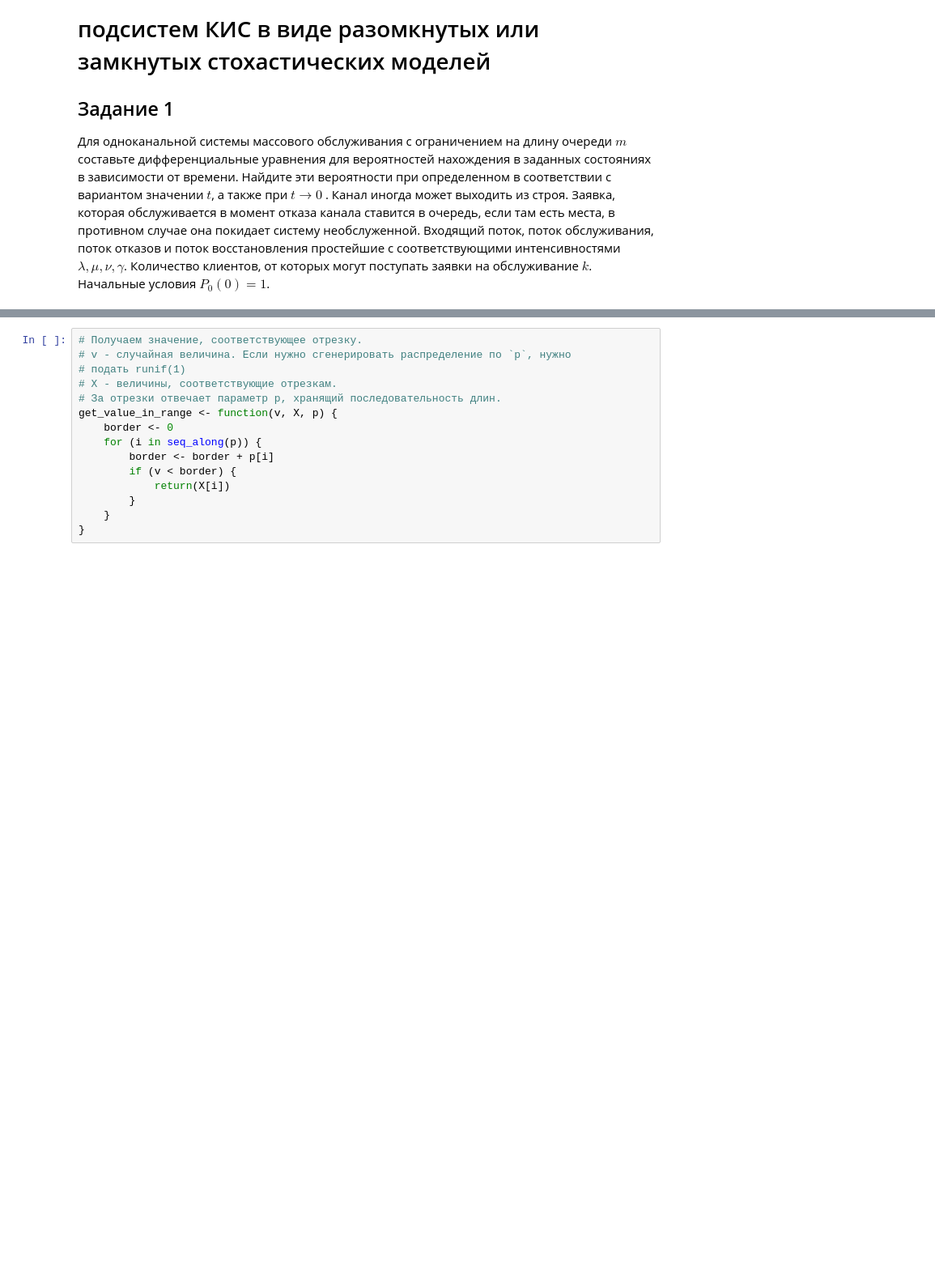
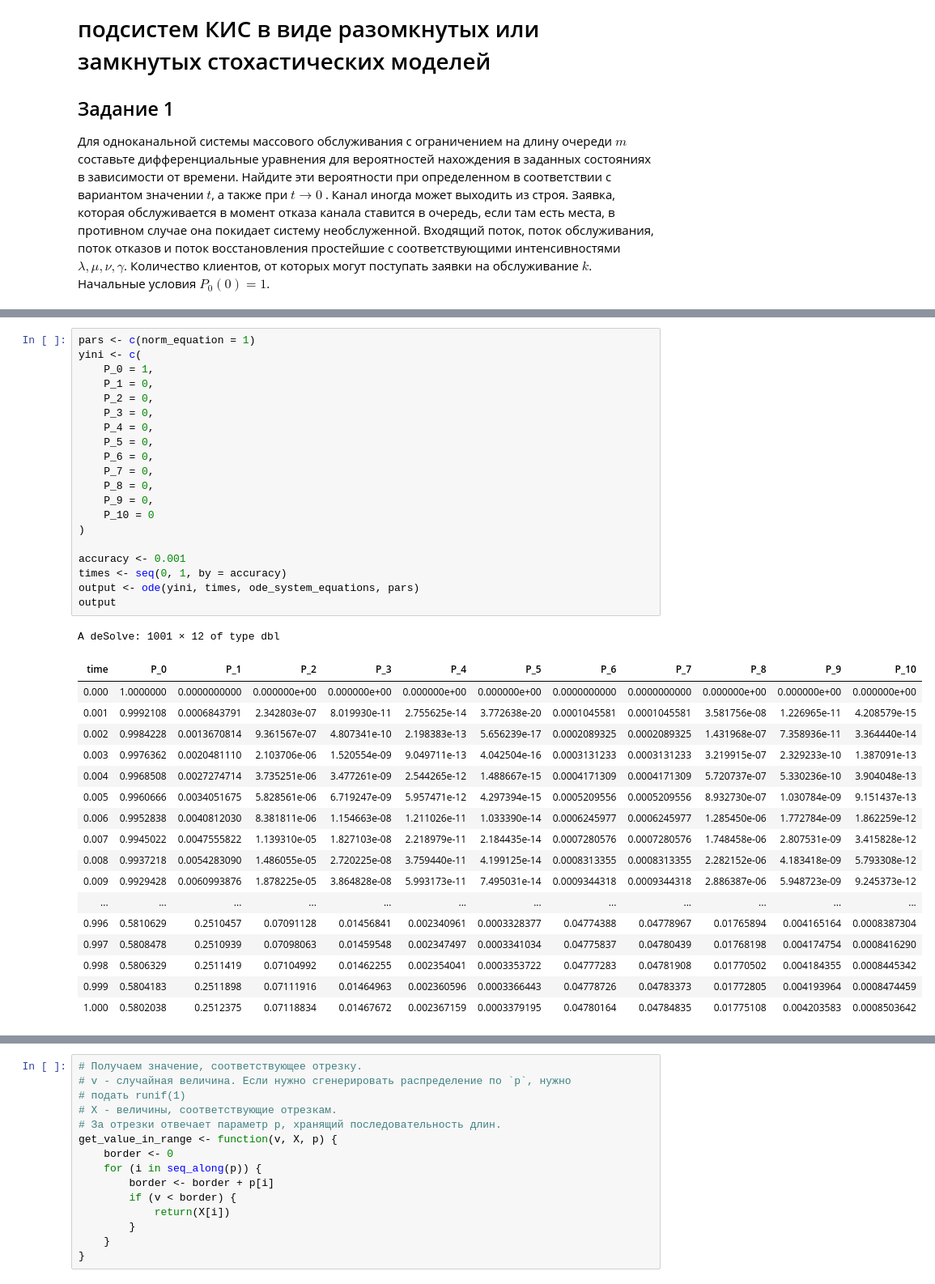
Before and after one commit to DeadlySquad13/t4-2-PerformanceAnalysis__Labs, a Jupyter notebook: Lab5/PerformanceAnalysis__Lab5.ipynb, the cells around one changed output, grey strips where cells are left out. Shown at 81% size. Saved outputs shown, nothing was run; the diff lists cells and outputs as text; blank space fills up the shorter version.

Commit message:
[Enh](Theoretical): Added deSolve and calculated most of the characteristics.

```diff
--- a/Lab5/PerformanceAnalysis__Lab5.ipynb
+++ b/Lab5/PerformanceAnalysis__Lab5.ipynb
@@ -91,0 +122,39 @@ $$
+# %%
+pars <- c(norm_equation = 1)
+yini <- c(
+    P_0 = 1,
+    P_1 = 0,
+    P_2 = 0,
+    P_3 = 0,
+    P_4 = 0,
+    P_5 = 0,
+    P_6 = 0,
+    P_7 = 0,
+    P_8 = 0,
+    P_9 = 0,
+    P_10 = 0
+)
+
+accuracy <- 0.001
+times <- seq(0, 1, by = accuracy)
+output <- ode(yini, times, ode_system_equations, pars)
+output
+# %% [output]
+A deSolve: 1001 × 12 of type dbl
+| time | P_0 | P_1 | P_2 | P_3 | P_4 | P_5 | P_6 | P_7 | P_8 | P_9 | P_10 |
+| 0.000 | 1.0000000 | 0.0000000000 | 0.000000e+00 | 0.000000e+00 | 0.000000e+00 | 0.000000e+00 | 0.0000000000 | 0.0000000000 | 0.000000e+00 | 0.000000e+00 | 0.000000e+00 |
+| 0.001 | 0.9992108 | 0.0006843791 | 2.342803e-07 | 8.019930e-11 | 2.755625e-14 | 3.772638e-20 | 0.0001045581 | 0.0001045581 | 3.581756e-08 | 1.226965e-11 | 4.208579e-15 |
+| 0.002 | 0.9984228 | 0.0013670814 | 9.361567e-07 | 4.807341e-10 | 2.198383e-13 | 5.656239e-17 | 0.0002089325 | 0.0002089325 | 1.431968e-07 | 7.358936e-11 | 3.364440e-14 |
+| 0.003 | 0.9976362 | 0.0020481110 | 2.103706e-06 | 1.520554e-09 | 9.049711e-13 | 4.042504e-16 | 0.0003131233 | 0.0003131233 | 3.219915e-07 | 2.329233e-10 | 1.387091e-13 |
+| 0.004 | 0.9968508 | 0.0027274714 | 3.735251e-06 | 3.477261e-09 | 2.544265e-12 | 1.488667e-15 | 0.0004171309 | 0.0004171309 | 5.720737e-07 | 5.330236e-10 | 3.904048e-13 |
+| 0.005 | 0.9960666 | 0.0034051675 | 5.828561e-06 | 6.719247e-09 | 5.957471e-12 | 4.297394e-15 | 0.0005209556 | 0.0005209556 | 8.932730e-07 | 1.030784e-09 | 9.151437e-13 |
+| 0.006 | 0.9952838 | 0.0040812030 | 8.381811e-06 | 1.154663e-08 | 1.211026e-11 | 1.033390e-14 | 0.0006245977 | 0.0006245977 | 1.285450e-06 | 1.772784e-09 | 1.862259e-12 |
+| 0.007 | 0.9945022 | 0.0047555822 | 1.139310e-05 | 1.827103e-08 | 2.218979e-11 | 2.184435e-14 | 0.0007280576 | 0.0007280576 | 1.748458e-06 | 2.807531e-09 | 3.415828e-12 |
+| 0.008 | 0.9937218 | 0.0054283090 | 1.486055e-05 | 2.720225e-08 | 3.759440e-11 | 4.199125e-14 | 0.0008313355 | 0.0008313355 | 2.282152e-06 | 4.183418e-09 | 5.793308e-12 |
+| 0.009 | 0.9929428 | 0.0060993876 | 1.878225e-05 | 3.864828e-08 | 5.993173e-11 | 7.495031e-14 | 0.0009344318 | 0.0009344318 | 2.886387e-06 | 5.948723e-09 | 9.245373e-12 |
+| ... | ... | ... | ... | ... | ... | ... | ... | ... | ... | ... | ... |
+| 0.996 | 0.5810629 | 0.2510457 | 0.07091128 | 0.01456841 | 0.002340961 | 0.0003328377 | 0.04774388 | 0.04778967 | 0.01765894 | 0.004165164 | 0.0008387304 |
+| 0.997 | 0.5808478 | 0.2510939 | 0.07098063 | 0.01459548 | 0.002347497 | 0.0003341034 | 0.04775837 | 0.04780439 | 0.01768198 | 0.004174754 | 0.0008416290 |
+| 0.998 | 0.5806329 | 0.2511419 | 0.07104992 | 0.01462255 | 0.002354041 | 0.0003353722 | 0.04777283 | 0.04781908 | 0.01770502 | 0.004184355 | 0.0008445342 |
+| 0.999 | 0.5804183 | 0.2511898 | 0.07111916 | 0.01464963 | 0.002360596 | 0.0003366443 | 0.04778726 | 0.04783373 | 0.01772805 | 0.004193964 | 0.0008474459 |
+| 1.000 | 0.5802038 | 0.2512375 | 0.07118834 | 0.01467672 | 0.002367159 | 0.0003379195 | 0.04780164 | 0.04784835 | 0.01775108 | 0.004203583 | 0.0008503642 |
```
Also changed, not shown: parts of 21 cells of this notebook, 2 other files.
